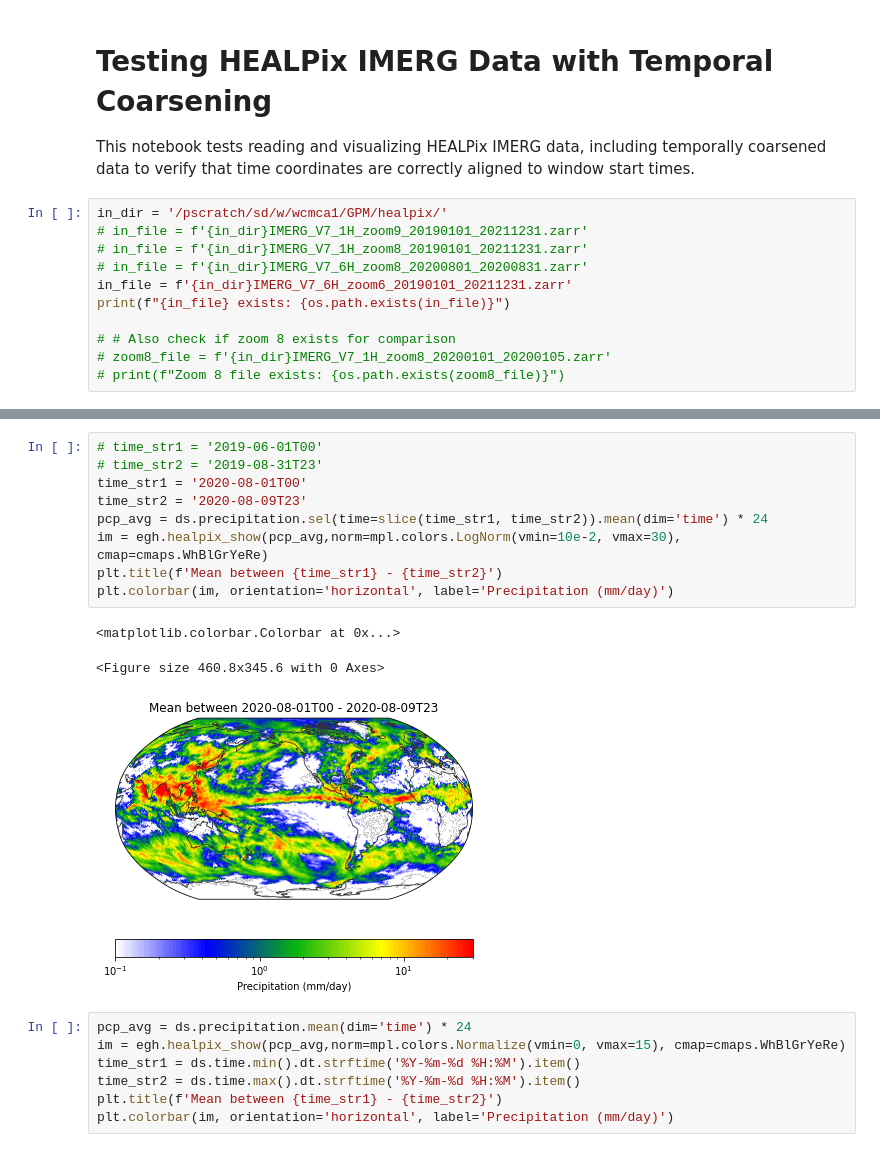
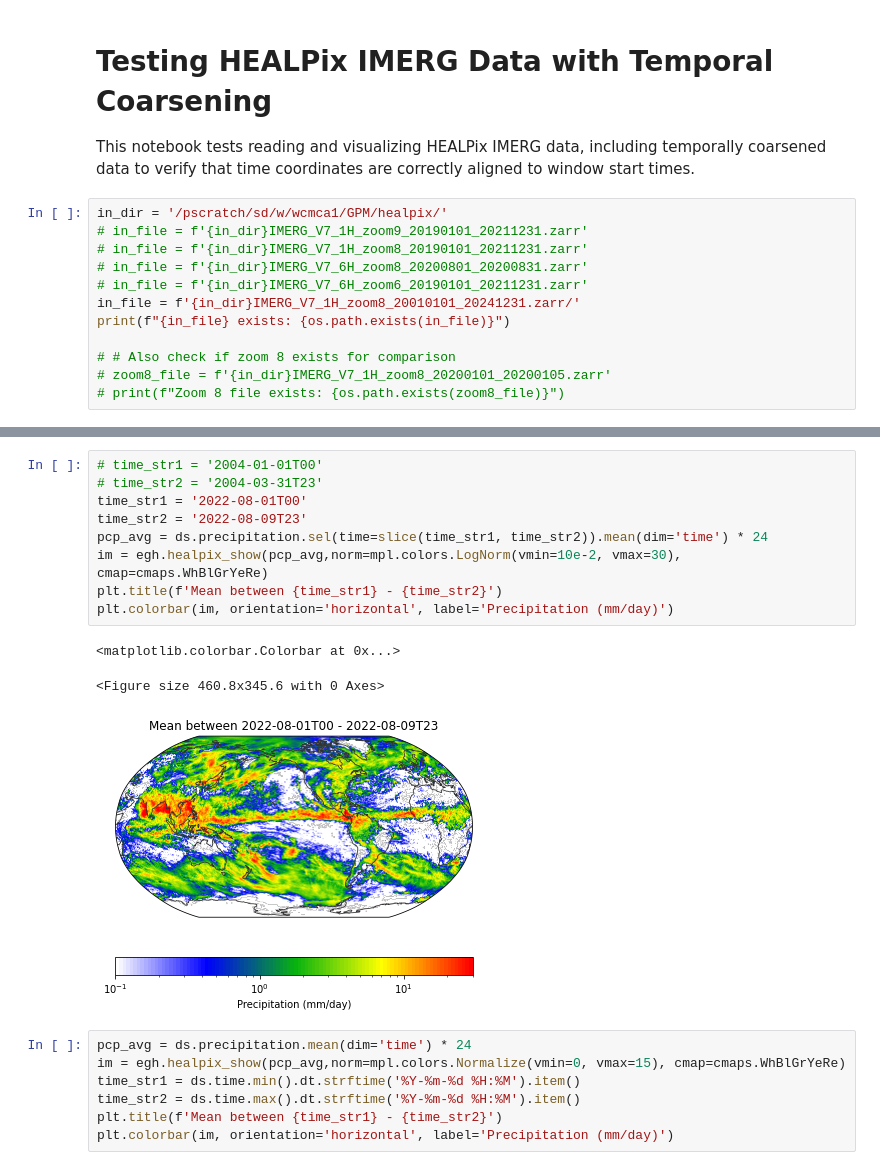
Before and after one commit to WACCEM/healpix-remapping, a Jupyter notebook: notebooks/test_read_imerg_healpix.ipynb, the cells around one changed output, grey strips where cells are left out. Drawn from its saved outputs; the diff is of its cells as text.

```diff
--- a/notebooks/test_read_imerg_healpix.ipynb
+++ b/notebooks/test_read_imerg_healpix.ipynb
@@ -20,7 +20,8 @@ in_dir = '/pscratch/sd/w/wcmca1/GPM/healpix/'
 # in_file = f'{in_dir}IMERG_V7_1H_zoom9_20190101_20211231.zarr'
 # in_file = f'{in_dir}IMERG_V7_1H_zoom8_20190101_20211231.zarr'
 # in_file = f'{in_dir}IMERG_V7_6H_zoom8_20200801_20200831.zarr'
-in_file = f'{in_dir}IMERG_V7_6H_zoom6_20190101_20211231.zarr'
+# in_file = f'{in_dir}IMERG_V7_6H_zoom6_20190101_20211231.zarr'
+in_file = f'{in_dir}IMERG_V7_1H_zoom8_20010101_20241231.zarr/'
 print(f"{in_file} exists: {os.path.exists(in_file)}")
 
 # # Also check if zoom 8 exists for comparison
@@ -107,16 +138,16 @@ plt.colorbar(im, orientation='horizontal', label='Precipitation (mm/h)')
 # %%
-# time_str1 = '2019-06-01T00'
-# time_str2 = '2019-08-31T23'
-time_str1 = '2020-08-01T00'
-time_str2 = '2020-08-09T23'
+# time_str1 = '2004-01-01T00'
+# time_str2 = '2004-03-31T23'
+time_str1 = '2022-08-01T00'
+time_str2 = '2022-08-09T23'
 pcp_avg = ds.precipitation.sel(time=slice(time_str1, time_str2)).mean(dim='time') * 24
 im = egh.healpix_show(pcp_avg,norm=mpl.colors.LogNorm(vmin=10e-2, vmax=30), cmap=cmaps.WhBlGrYeRe)
 plt.title(f'Mean between {time_str1} - {time_str2}')
 plt.colorbar(im, orientation='horizontal', label='Precipitation (mm/day)')
 # %% [output]
 <matplotlib.colorbar.Colorbar at 0x...>
 <Figure size 460.8x345.6 with 0 Axes>
-[figure, old version]
+[figure, new version]
 # %%
 pcp_avg = ds.precipitation.mean(dim='time') * 24
 im = egh.healpix_show(pcp_avg,norm=mpl.colors.Normalize(vmin=0, vmax=15), cmap=cmaps.WhBlGrYeRe)
```
Also changed, not shown: parts of 6 cells of this notebook, 4 other files.
